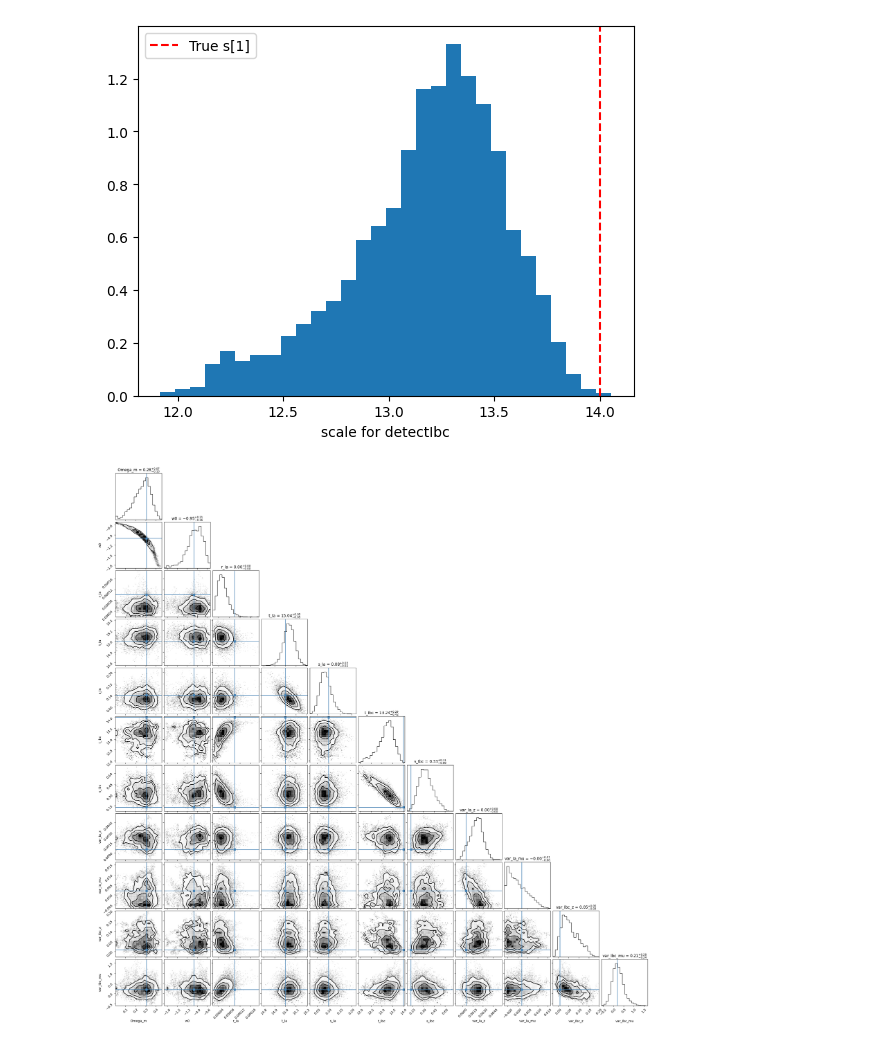
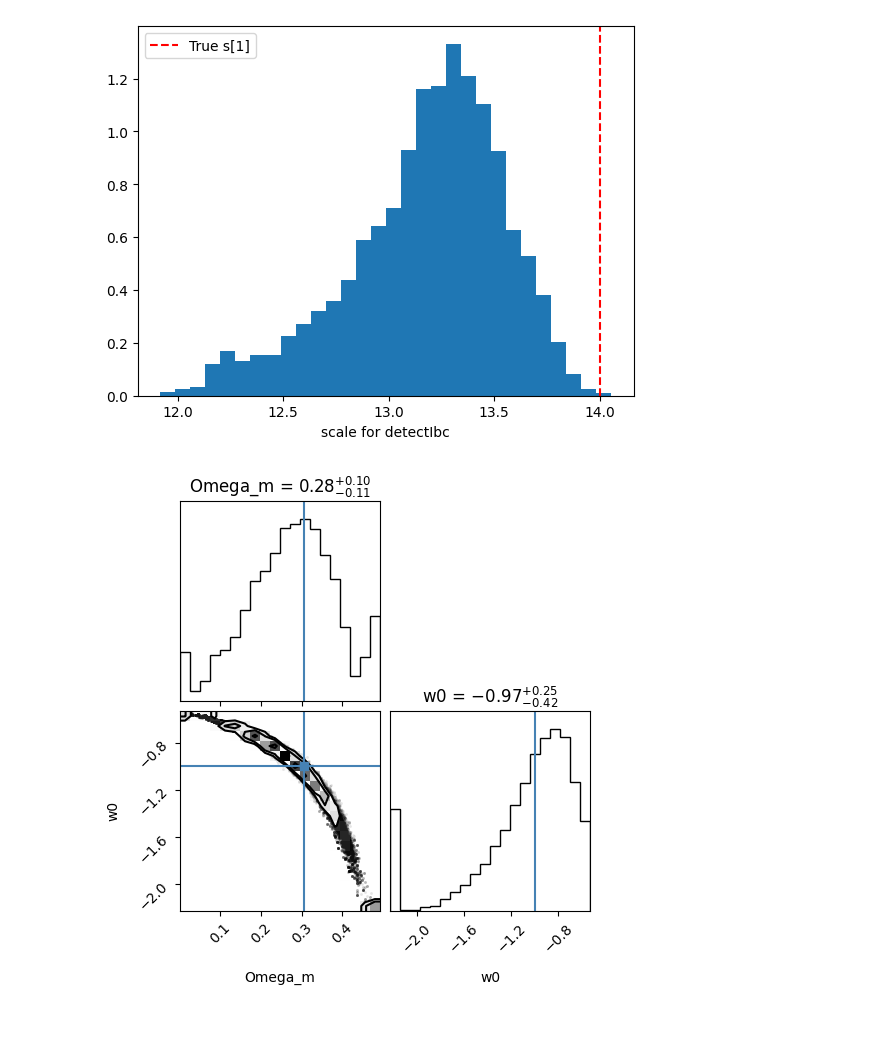
Before and after one commit to ConnorStoneAstro/cosmographi, a Jupyter notebook: docs/zmucosmology v2.ipynb, the cells around one changed output. Drawn from its saved outputs; the diff is of its cells as text; code cells hidden in the pictures.

```diff
--- a/docs/zmucosmology v2.ipynb
+++ b/docs/zmucosmology v2.ipynb
@@ -573,21 +562,21 @@ for i in range(len(posterior.likelihood.detect)):
 # %%
 figure = corner.corner(
     data=np.array(samples_prod.reshape(-1, samples_prod.shape[-1])),
     labels=[
         "Omega_m",
         "w0",
-        "r_Ia",
-        "t_Ia",
-        "s_Ia",
-        "t_Ibc",
-        "s_Ibc",
-        "var_Ia_z",
-        "var_Ia_mu",
-        "var_Ibc_z",
-        "var_Ibc_mu",
+        # "r_Ia",
+        # "t_Ia",
+        # "s_Ia",
+        # "t_Ibc",
+        # "s_Ibc",
+        # "var_Ia_z",
+        # "var_Ia_mu",
+        # "var_Ibc_z",
+        # "var_Ibc_mu",
     ],
     show_titles=True,
     truths=x0,
 )
 # %% [output]
-[figure, old version]
+[figure, new version]
```
Also changed, not shown: parts of 16 cells of this notebook, 3 other files.
